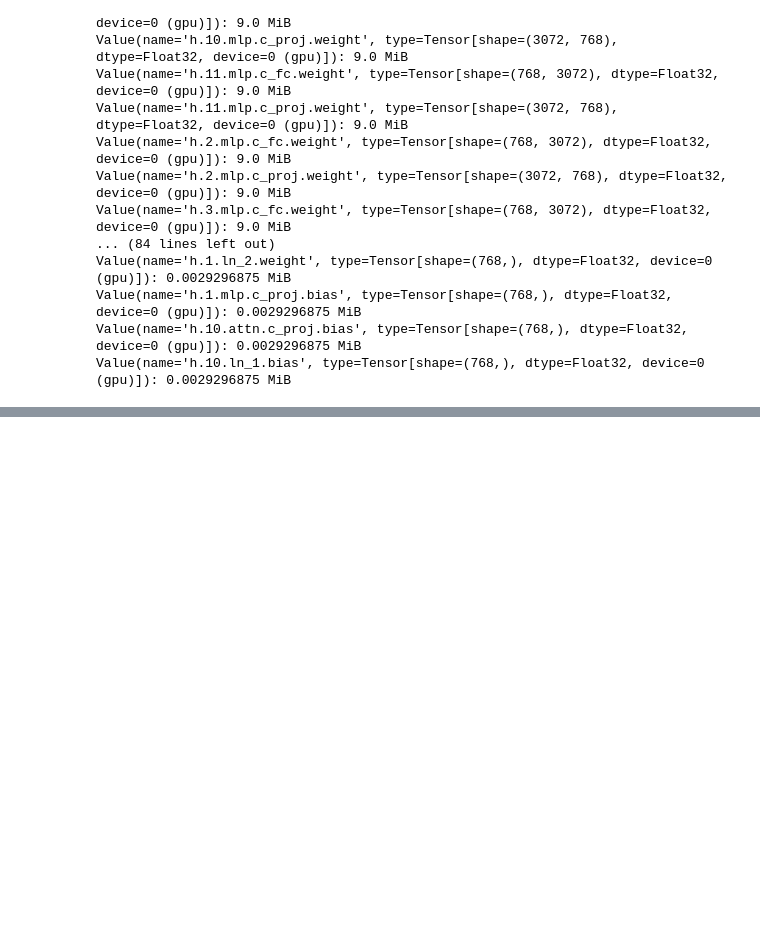
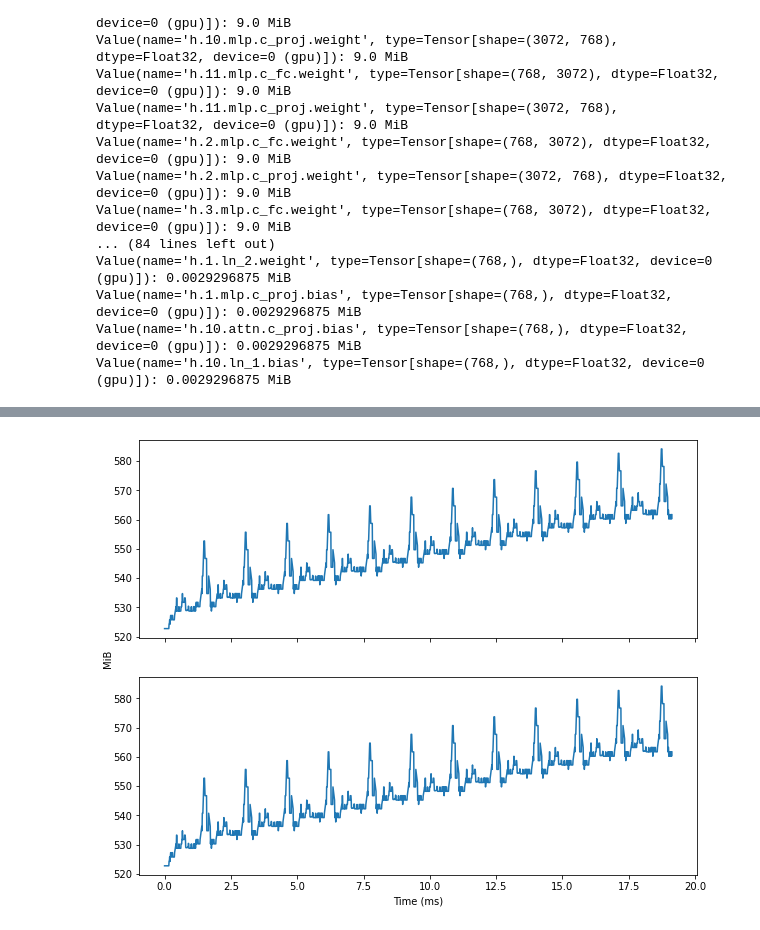
Before and after one commit to microsoft/dist-ir, a Jupyter notebook: notebooks/sosp21_results.ipynb, the cells around one changed output, grey strips where cells are left out. Saved outputs shown, nothing was run; the diff lists cells and outputs as text; code cells hidden in the pictures; blank space fills up the shorter version.

```diff
--- a/notebooks/sosp21_results.ipynb
+++ b/notebooks/sosp21_results.ipynb
@@ -201,0 +185,7 @@ plot_live_memory(simulation)
+# %%
+simulation, function = get_simulation(64, 1, 2, 1, 1, filter_set=set(["Send", "MPIBroadcast", "MPIScatter"]))
+simulation.dump_chrome_trace("gpt2_dp=1_hp=2_pp=1_k=1.json")
+# %%
+plot_live_memory(simulation)
+# %% [output]
+[figure, added]
```
Also changed, not shown: parts of 10 cells of this notebook, 5 other files.
